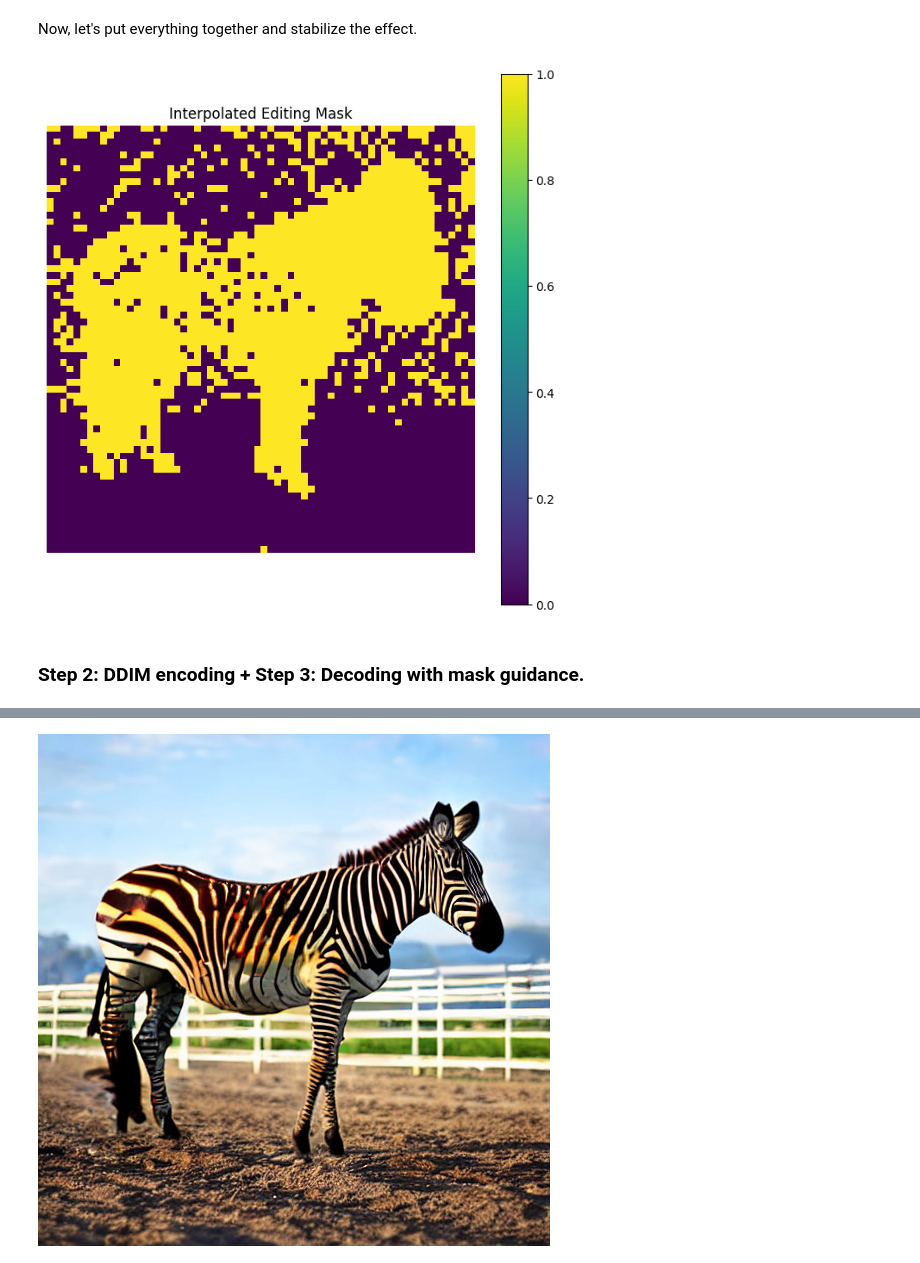
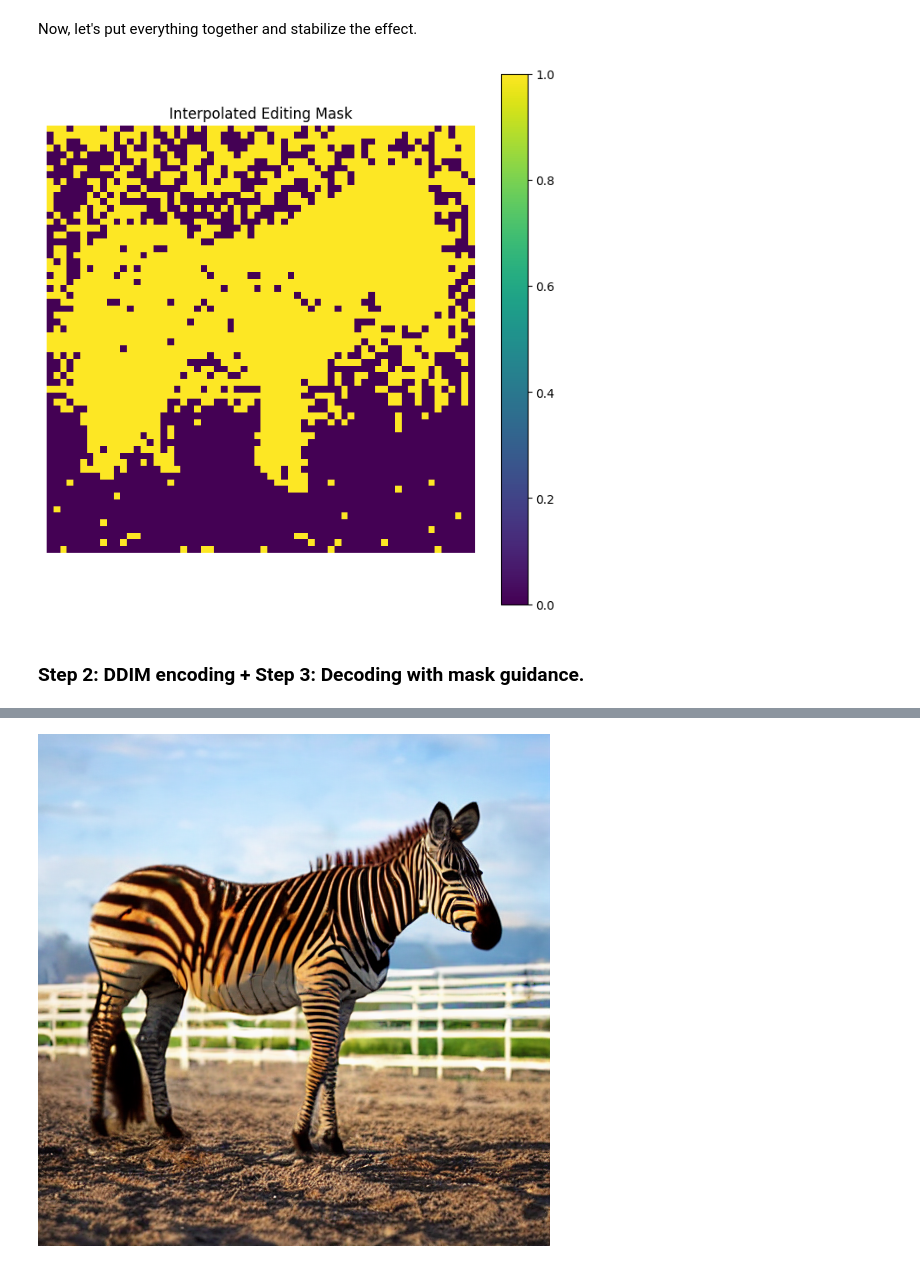
Before and after one commit to Rica320/Diffusion-Papers, a Jupyter notebook: DiffEdit/diffedit.ipynb, the cells around one changed output, grey strips where cells are left out. Cells and saved outputs as stored; diff of their text form; code cells hidden in the pictures.

Commit message:
feat: updating model

```diff
--- a/DiffEdit/diffedit.ipynb
+++ b/DiffEdit/diffedit.ipynb
@@ -42,14 +42,14 @@ if "mps" == torch_device: os.environ['PYTORCH_ENABLE_MPS_FALLBACK'] = "1"
 ## Loading models
 # %%
 # Load the autoencoder model which will be used to decode the latents into image space.
-vae = AutoencoderKL.from_pretrained("CompVis/stable-diffusion-v1-4", subfolder="vae")
+vae = AutoencoderKL.from_pretrained("stable-diffusion-v1-5/stable-diffusion-v1-5", subfolder="vae")
 
 # Load the tokenizer and text encoder to tokenize and encode the text.
-tokenizer = CLIPTokenizer.from_pretrained("openai/clip-vit-large-patch14")
-text_encoder = CLIPTextModel.from_pretrained("openai/clip-vit-large-patch14")
+tokenizer = CLIPTokenizer.from_pretrained("stable-diffusion-v1-5/stable-diffusion-v1-5", subfolder="tokenizer")
+text_encoder = CLIPTextModel.from_pretrained("stable-diffusion-v1-5/stable-diffusion-v1-5", subfolder="text_encoder")
 
 # The UNet model for generating the latents.
-unet = UNet2DConditionModel.from_pretrained("CompVis/stable-diffusion-v1-4", subfolder="unet")
+unet = UNet2DConditionModel.from_pretrained("stable-diffusion-v1-5/stable-diffusion-v1-5", subfolder="unet")
 
 # The noise scheduler
 scheduler = LMSDiscreteScheduler(beta_start=0.00085, beta_end=0.012, beta_schedule="scaled_linear", num_train_timesteps=1000)
@@ -265,7 +265,7 @@ plt.title("Interpolated Editing Mask")
 plt.axis("off")
 plt.show()
 # %% [output]
-[figure, old version]
+[figure, new version]
 # %% [markdown]
 ### Step 2: DDIM encoding + Step 3: Decoding with mask guidance.
 # %%
@@ -313,7 +313,7 @@ def ddim_encode():
 set_timesteps(scheduler, num_inference_steps)
 
 # Prep latents (noising appropriately for start_step)
-start_step = 10
+start_step = 12
 start_sigma = scheduler.sigmas[start_step]
 noise = torch.randn_like(encoded)
 inversion_latents = ddim_encode()
@@ -327,31 +327,31 @@ for i, t in tqdm(enumerate(scheduler.timesteps), total=len(scheduler.timesteps))
         # expand the latents if we are doing classifier-free guidance to avoid doing two forward passes.
         latent_model_input = torch.cat([latents] * 2)
         sigma = scheduler.sigmas[i]
         latent_model_input = scheduler.scale_model_input(latent_model_input, t)
 
         # predict the noise residual
         with torch.no_grad():
             noise_pred = unet(latent_model_input, t, encoder_hidden_states=text_embeddings)["sample"]
 
         # perform guidance
         noise_pred_uncond, noise_pred_text = noise_pred.chunk(2)
         noise_pred = noise_pred_uncond + guidance_scale * (noise_pred_text - noise_pred_uncond)
 
         latents = scheduler.step(noise_pred, t, latents).prev_sample
 
 
         # compute the previous noisy sample x_t -> x_t-1
         # --------------------------------
         # MASK GUIDANCE
         # --------------------------------
 
         x_t = inversion_latents[i]
 
         latents = (
             mask * latents
             + (1 - mask) * x_t
         )
 
 latents_to_pil(latents)[0]
 # %% [output]
-[figure, old version]
+[figure, new version]
```
Also changed, not shown: parts of 2 cells of this notebook.
